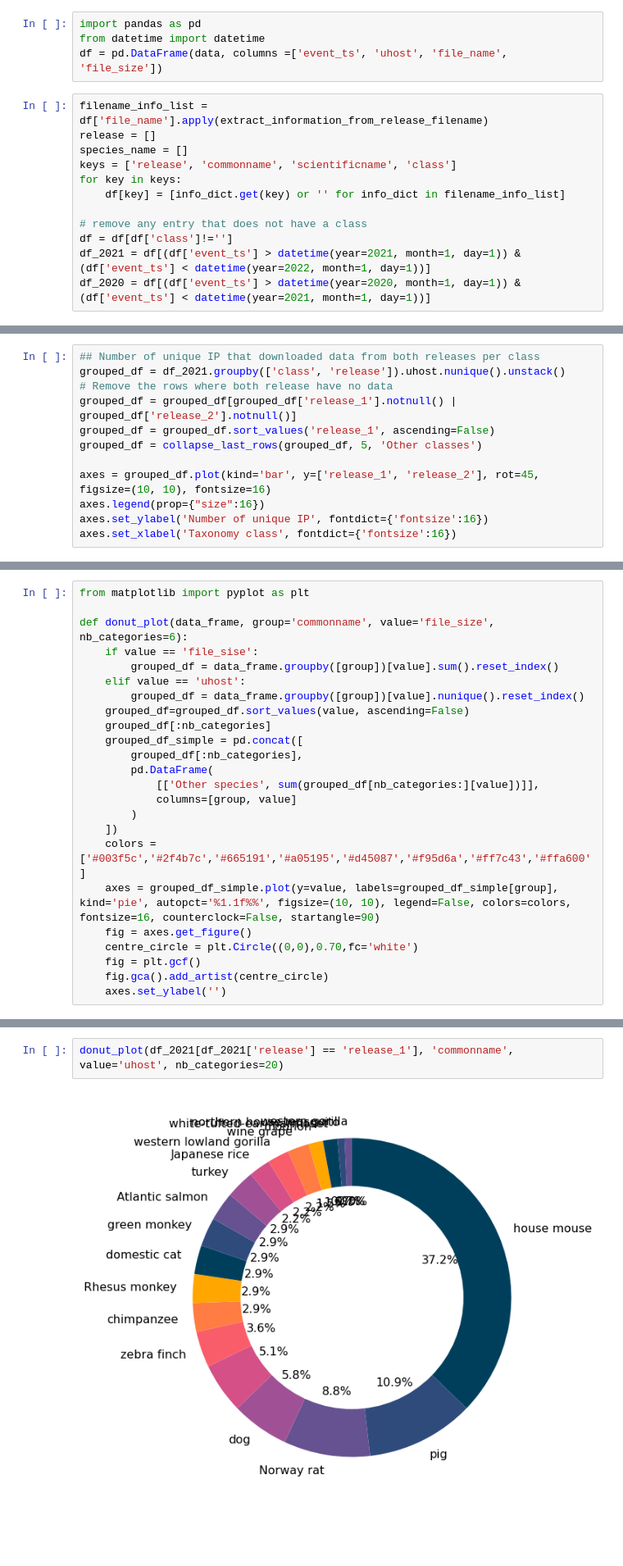
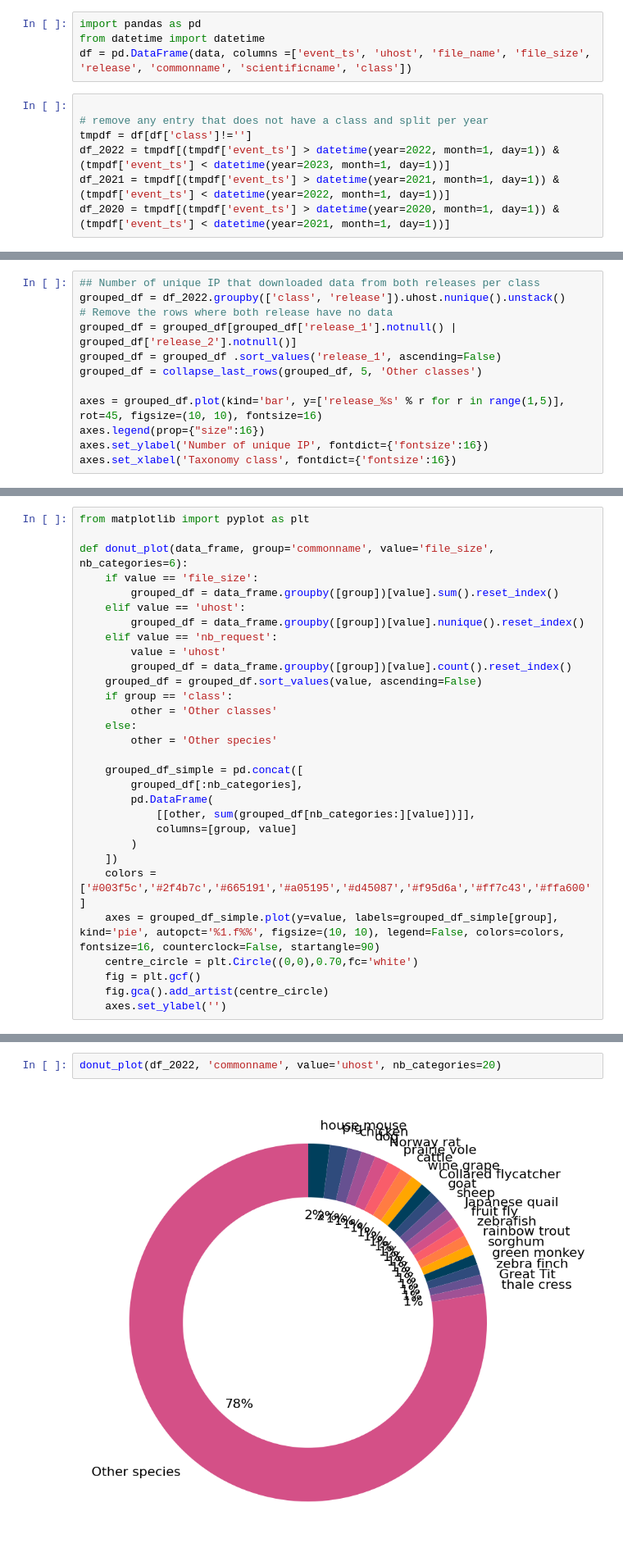
Before and after one commit to tcezard/eva-tasks, a Jupyter notebook: tasks/eva_2766/download_analysis.ipynb, the cells around one changed output, grey strips where cells are left out. Shown: that part at 82% size. Saved outputs shown, nothing was run; the diff lists cells and outputs as text; blank space fills up the shorter version.

```diff
--- a/tasks/eva_2766/download_analysis.ipynb
+++ b/tasks/eva_2766/download_analysis.ipynb
@@ -100,16 +177,11 @@ with get_metadata_connection_handle('development', private_config_xml_file) as d
 # %%
 import pandas as pd
 from datetime import datetime
-df = pd.DataFrame(data, columns =['event_ts', 'uhost', 'file_name', 'file_size'])
+df = pd.DataFrame(data, columns =['event_ts', 'uhost', 'file_name', 'file_size', 'release', 'commonname', 'scientificname', 'class'])
 # %%
-filename_info_list = df['file_name'].apply(extract_information_from_release_filename)
-release = []
-species_name = []
-keys = ['release', 'commonname', 'scientificname', 'class']
-for key in keys:
-    df[key] = [info_dict.get(key) or '' for info_dict in filename_info_list]
 
-# remove any entry that does not have a class
-df = df[df['class']!='']
-df_2021 = df[(df['event_ts'] > datetime(year=2021, month=1, day=1)) & (df['event_ts'] < datetime(year=2022, month=1, day=1))]
-df_2020 = df[(df['event_ts'] > datetime(year=2020, month=1, day=1)) & (df['event_ts'] < datetime(year=2021, month=1, day=1))]
+# remove any entry that does not have a class and split per year
+tmpdf = df[df['class']!='']
+df_2022 = tmpdf[(tmpdf['event_ts'] > datetime(year=2022, month=1, day=1)) & (tmpdf['event_ts'] < datetime(year=2023, month=1, day=1))]
+df_2021 = tmpdf[(tmpdf['event_ts'] > datetime(year=2021, month=1, day=1)) & (tmpdf['event_ts'] < datetime(year=2022, month=1, day=1))]
+df_2020 = tmpdf[(tmpdf['event_ts'] > datetime(year=2020, month=1, day=1)) & (tmpdf['event_ts'] < datetime(year=2021, month=1, day=1))]
@@ -210,12 +213,12 @@ Text(0.5, 0, 'Taxonomy class')
 # %%
 ## Number of unique IP that downloaded data from both releases per class
-grouped_df = df_2021.groupby(['class', 'release']).uhost.nunique().unstack()
+grouped_df = df_2022.groupby(['class', 'release']).uhost.nunique().unstack()
 # Remove the rows where both release have no data
 grouped_df = grouped_df[grouped_df['release_1'].notnull() | grouped_df['release_2'].notnull()]
-grouped_df = grouped_df.sort_values('release_1', ascending=False)
+grouped_df = grouped_df .sort_values('release_1', ascending=False)
 grouped_df = collapse_last_rows(grouped_df, 5, 'Other classes')
 
-axes = grouped_df.plot(kind='bar', y=['release_1', 'release_2'], rot=45, figsize=(10, 10), fontsize=16)
+axes = grouped_df.plot(kind='bar', y=['release_%s' % r for r in range(1,5)], rot=45, figsize=(10, 10), fontsize=16)
 axes.legend(prop={"size":16})
 axes.set_ylabel('Number of unique IP', fontdict={'fontsize':16})
 axes.set_xlabel('Taxonomy class', fontdict={'fontsize':16})
@@ -226,22 +229,28 @@ Text(0.5, 0, 'Taxonomy class')
 from matplotlib import pyplot as plt
 
 def donut_plot(data_frame, group='commonname', value='file_size', nb_categories=6):
-    if value == 'file_sise':
+    if value == 'file_size':
         grouped_df = data_frame.groupby([group])[value].sum().reset_index()
     elif value == 'uhost':
         grouped_df = data_frame.groupby([group])[value].nunique().reset_index()
-    grouped_df=grouped_df.sort_values(value, ascending=False)
-    grouped_df[:nb_categories]
+    elif value == 'nb_request':
+        value = 'uhost'
+        grouped_df = data_frame.groupby([group])[value].count().reset_index()
+    grouped_df = grouped_df.sort_values(value, ascending=False)
+    if group == 'class':
+        other = 'Other classes'
+    else:
+        other = 'Other species'
+
     grouped_df_simple = pd.concat([
         grouped_df[:nb_categories],
         pd.DataFrame(
-            [['Other species', sum(grouped_df[nb_categories:][value])]],
+            [[other, sum(grouped_df[nb_categories:][value])]],
             columns=[group, value]
         )
     ])
     colors = ['#003f5c','#2f4b7c','#665191','#a05195','#d45087','#f95d6a','#ff7c43','#ffa600']
-    axes = grouped_df_simple.plot(y=value, labels=grouped_df_simple[group], kind='pie', autopct='%1.1f%%', figsize=(10, 10), legend=False, colors=colors, fontsize=16, counterclock=False, startangle=90)
-    fig = axes.get_figure()
+    axes = grouped_df_simple.plot(y=value, labels=grouped_df_simple[group], kind='pie', autopct='%1.f%%', figsize=(10, 10), legend=False, colors=colors, fontsize=16, counterclock=False, startangle=90)
     centre_circle = plt.Circle((0,0),0.70,fc='white')
     fig = plt.gcf()
     fig.gca().add_artist(centre_circle)
@@ -251,5 +260,5 @@ def donut_plot(data_frame, group='commonname', value='file_size', nb_categories=
 # %%
-donut_plot(df_2021[df_2021['release'] == 'release_1'], 'commonname', value='uhost', nb_categories=20)
+donut_plot(df_2022, 'commonname', value='uhost', nb_categories=20)
 # %% [output]
-[figure, old version]
+[figure, new version]
 # %% [markdown]
```
Also changed, not shown: parts of 50 cells of this notebook.
